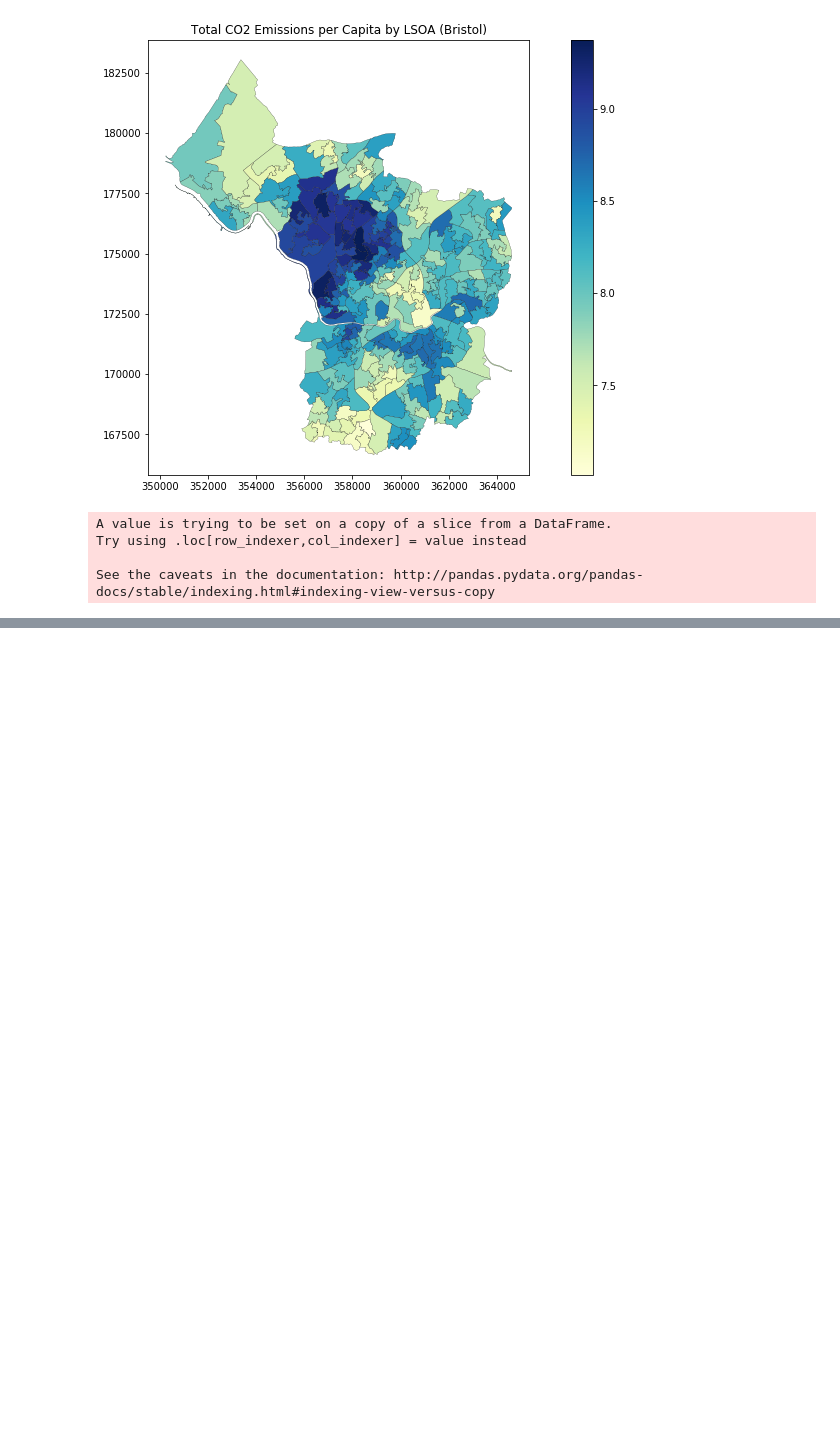
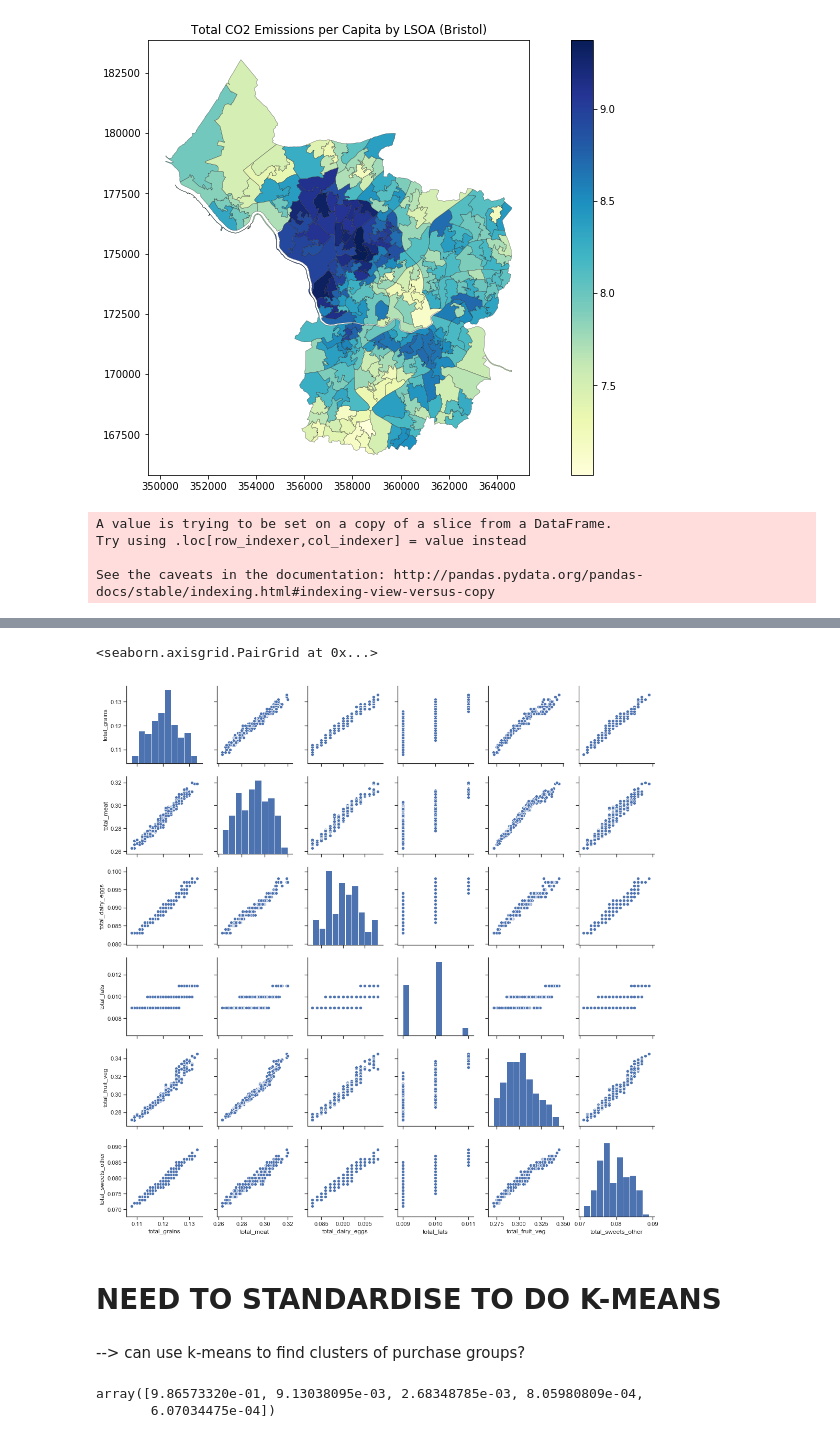
Before and after one commit to lena-kilian/GEOG5000M, a Jupyter notebook: Data_Exploration.ipynb, the cells around one changed output, grey strips where cells are left out. Drawn from its saved outputs; the diff is of its cells as text; code cells hidden in the pictures; blank space fills up the shorter version.

```diff
--- a/Data_Exploration.ipynb
+++ b/Data_Exploration.ipynb
@@ -59,0 +62,39 @@ plt.savefig('food_co2.png')
+# %%
+food = ['Bread_rice_and_cereals', 'Pasta_products', 'Buns_cakes_biscuits', 'Pastry', 'Beef', 'Pork', 'Lamb', 'Poultry', 'Bacon_and_ham', 'Other_meats', 'Fish_and_fish_products', \
+        'Milk', 'Cheese_and_curd', 'Eggs', 'Other_milk_products', 'Butter', 'Margarine', 'Cooking_oils_and_fats', 'Fresh_fruit', 'Other_fresh_fruits', 'Dried_fruit_and_nuts',\
+        'Preserved_fruit', 'Fresh_vegetables', 'Dried_vegetables', 'Other_preserved_vegetables', 'Potatoes', 'Other_tubers', 'Sugar', 'Jams', 'Chocolate', 'Confectionery_products',\
+        'Edible_ices_and_ice_cream', 'Other_food_products']
+
+grains = ['Bread_rice_and_cereals', 'Pasta_products', 'Buns_cakes_biscuits', 'Pastry']
+meat = ['Beef', 'Pork', 'Lamb', 'Poultry', 'Bacon_and_ham', 'Other_meats', 'Fish_and_fish_products']
+dairy_eggs = ['Milk', 'Cheese_and_curd', 'Eggs', 'Other_milk_products', 'Butter']
+fats = ['Margarine', 'Cooking_oils_and_fats']
+fruit_veg = ['Fresh_fruit', 'Other_fresh_fruits', 'Dried_fruit_and_nuts', 'Preserved_fruit', 'Fresh_vegetables', 'Dried_vegetables', 'Other_preserved_vegetables', 'Potatoes', 'Other_tubers']
+sweets_other = ['Sugar', 'Jams', 'Chocolate', 'Confectionery_products', 'Edible_ices_and_ice_cream', 'Other_food_products']
+# %%
+data_food['total_grains'] = data_food[grains].sum(axis=1)
+data_food['total_meat'] = data_food[meat].sum(axis=1)
+data_food['total_dairy_eggs'] = data_food[dairy_eggs].sum(axis=1)
+data_food['total_fats'] = data_food[fats].sum(axis=1)
+data_food['total_fruit_veg'] = data_food[fruit_veg].sum(axis=1)
+data_food['total_sweets_other'] = data_food[sweets_other].sum(axis=1)
+# %%
+sns.set(style="ticks")
+sns.pairplot(data_food.iloc[:,-6:])
+# %% [output]
+<seaborn.axisgrid.PairGrid at 0x...>
+[figure, added]
+# %% [markdown]
+# NEED TO STANDARDISE TO DO K-MEANS
+# %% [markdown]
+--> can use k-means to find clusters of purchase groups?
+# %%
+# Perform PCA
+pca = PCA(n_components=None) # Create an instance of the PCA class
+
+# Fit the data to the model
+pcaResults = pca.fit_transform(data_food.iloc[:,-6:])
+pca.explained_variance_ratio_[:5] # Extract the varience
+# %% [output]
+array([9.86573320e-01, 9.13038095e-03, 2.68348785e-03, 8.05980809e-04,
+       6.07034475e-04])
```
Also changed, not shown: parts of 13 cells of this notebook, 1 other file.
